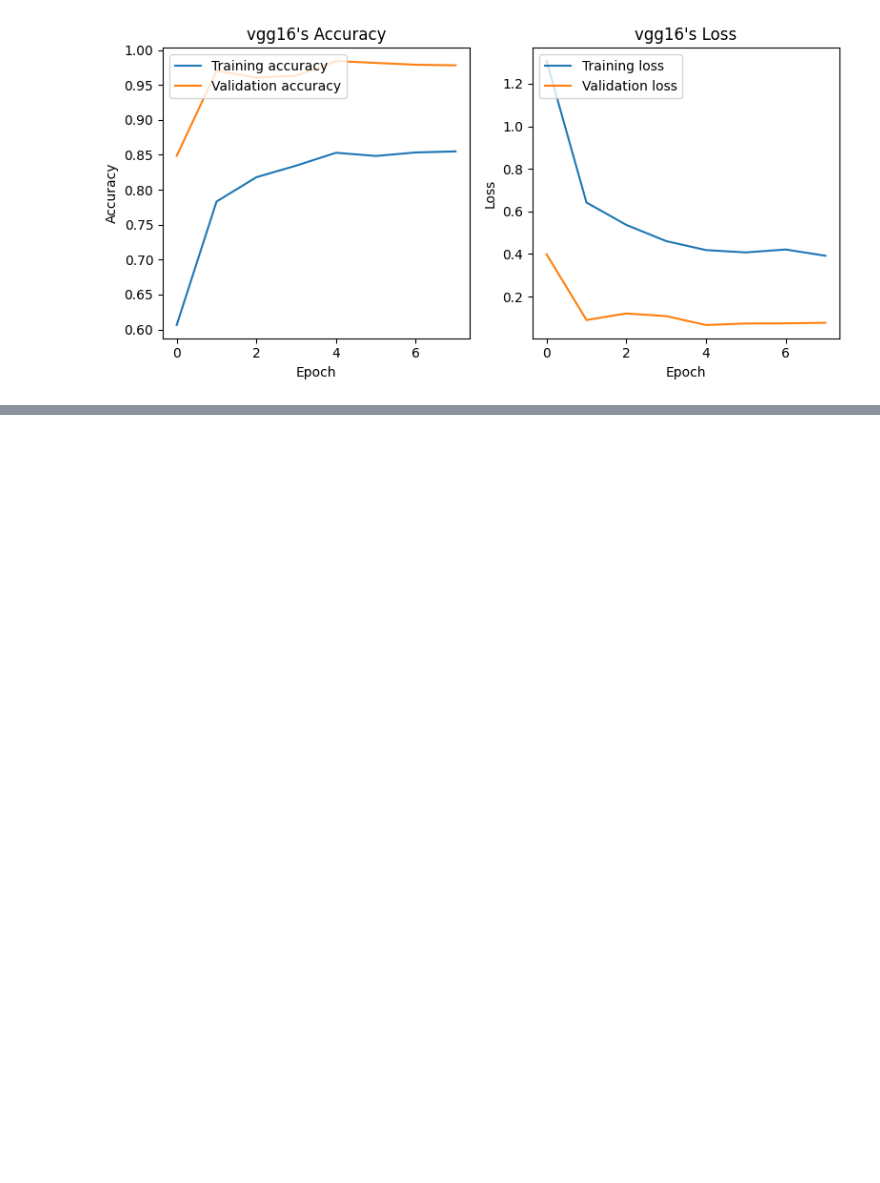
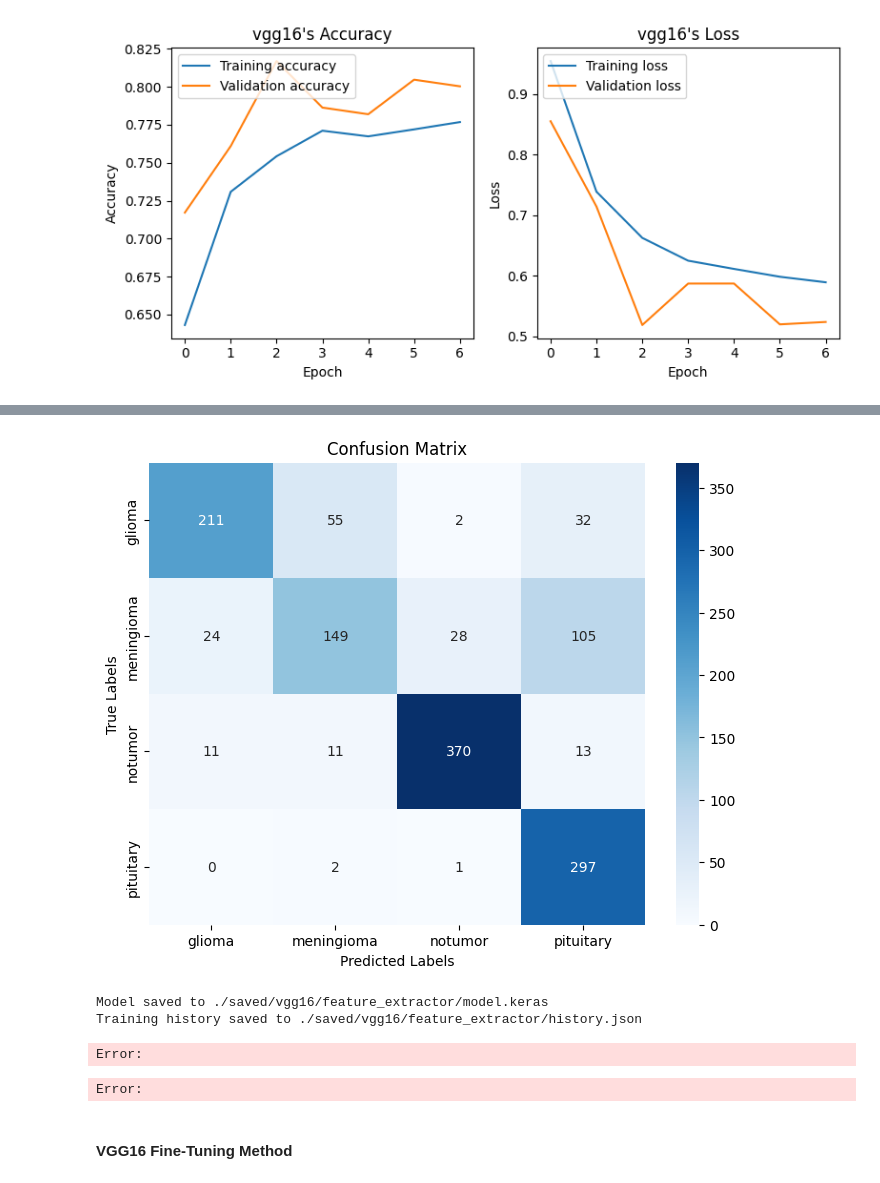
Before and after one commit to Antiveg/BrainTumorAI, a Jupyter notebook: pipeline.ipynb, the cells around one changed output, grey strips where cells are left out. Saved outputs shown, nothing was run; the diff lists cells and outputs as text; code cells hidden in the pictures; blank space fills up the shorter version.

Commit message:
Code Refactoring, Improve Model (Fine-Tune + better layered Head Classifier), Model Pruning

```diff
--- a/pipeline.ipynb
+++ b/pipeline.ipynb
@@ -23,8 +29,7 @@ EPOCHS = 10
 # %%
 trainset, validset, testset = load_data(
     TRAINING_DIR,
-    training_dir=TRAINING_DIR,
-    testing_dir=TESTING_DIR,
+    TESTING_DIR,
     batch_size=BATCH_SIZE,
     img_size=IMAGE_SIZE,
     color_mode='rgb'
@@ -86,21 +93,26 @@ Clipping input data to the valid range for imshow with RGB data ([0..1] for floa
 # %%
-vgg16_model = create_vgg16_model(input_shape=INPUT_SIZE, num_classes=NUM_CLASSES)
+vgg16_model = create_vgg16_model(input_shape=INPUT_SIZE,
+                                 num_classes=NUM_CLASSES,
+                                 head_classifier=create_head_classifier,
+                                 fine_tune=False)
 
-vgg16_history, vgg16_model = train_model(
-    vgg16_model,
-    optimized_trainset,
-    optimized_validset,
-    batch_size=BATCH_SIZE,
-    epochs=EPOCHS,
-)
+vgg16_history, vgg16_model = train_model(vgg16_model,
+                                         optimized_trainset,
+                                         optimized_validset,
+                                         batch_size=BATCH_SIZE,
+                                         epochs=EPOCHS)
 
-plot_training_history(vgg16_history, model_name='vgg16',
-                      save_path=f'{SAVE_BASE_DIR}/vgg16/plot.png')
+plot_training_history(vgg16_history,
+                      model_name='vgg16',
+                      save_path=f'{SAVE_BASE_DIR}/vgg16/feature_extractor/plot.png')
 
-evaluate_model(vgg16_model, optimized_testset, class_names=class_names, save_path="saved/vgg16/confusion_matrix.png")
+evaluate_model(vgg16_model,
+               optimized_testset,
+               class_names=class_names,
+               save_path="saved/vgg16/feature_extractor/confusion_matrix.png")
 
 save_model_and_history(vgg16_model, vgg16_history,
-                       model_filename=f"{SAVE_BASE_DIR}/vgg16/model.keras",
-                       history_filename=f"{SAVE_BASE_DIR}/vgg16/history.json")
+                       model_filename=f"{SAVE_BASE_DIR}/vgg16/feature_extractor/model.keras",
+                       history_filename=f"{SAVE_BASE_DIR}/vgg16/feature_extractor/history.json")
 # %% [output]
 Epoch 1/10
@@ -123 +137 @@ Plot saved to ./saved/vgg16/plot.png
-[figure, old version]
+[figure, new version]
@@ -140,0 +155,7 @@ Training history saved to ./saved/vgg16/history.json
+[figure, added]
+Model saved to ./saved/vgg16/feature_extractor/model.keras
+Training history saved to ./saved/vgg16/feature_extractor/history.json
+Error:
+Error:
+# %% [markdown]
+#### VGG16 Fine-Tuning Method
```
Also changed, not shown: parts of 29 cells of this notebook, 49 other files.
